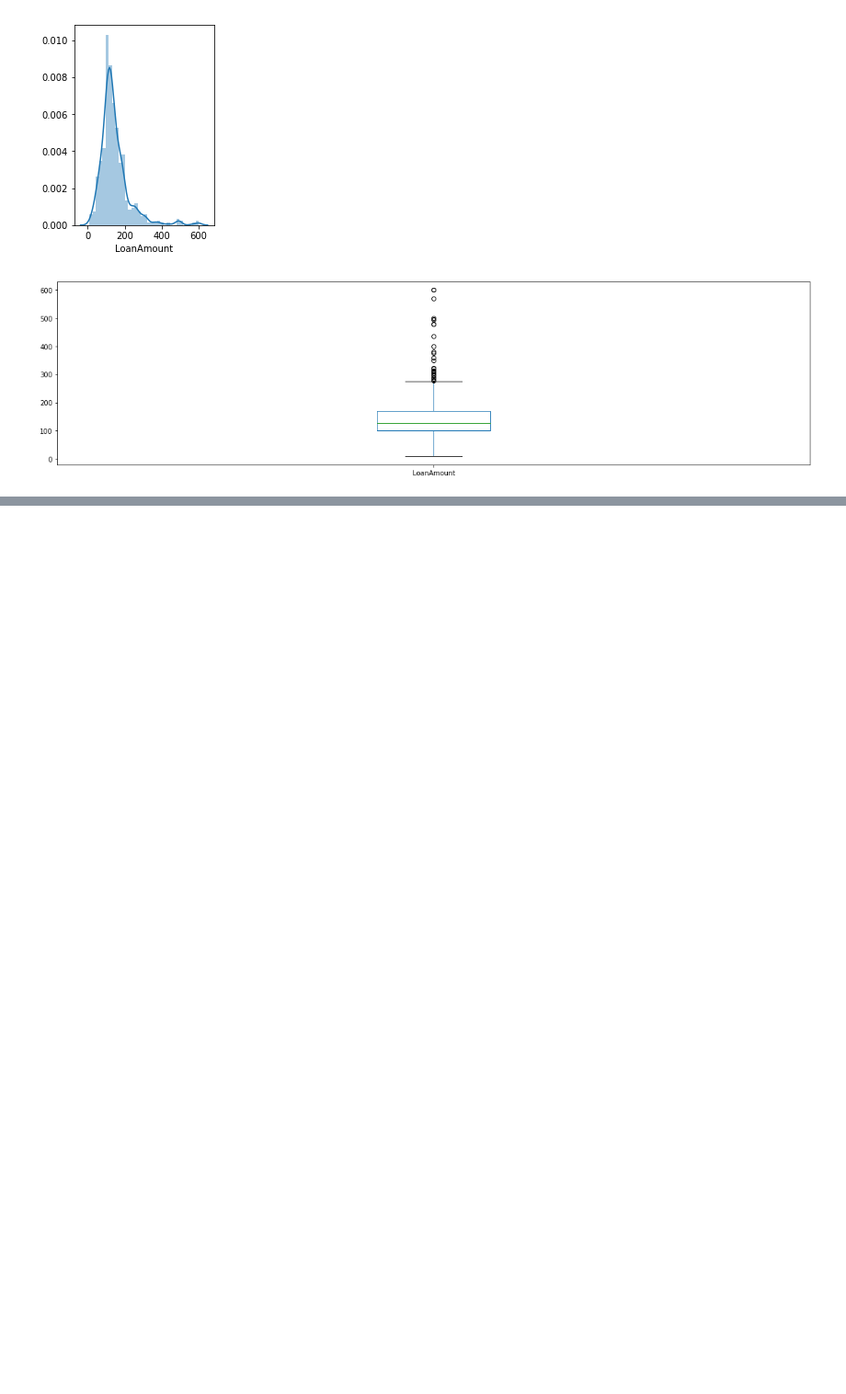
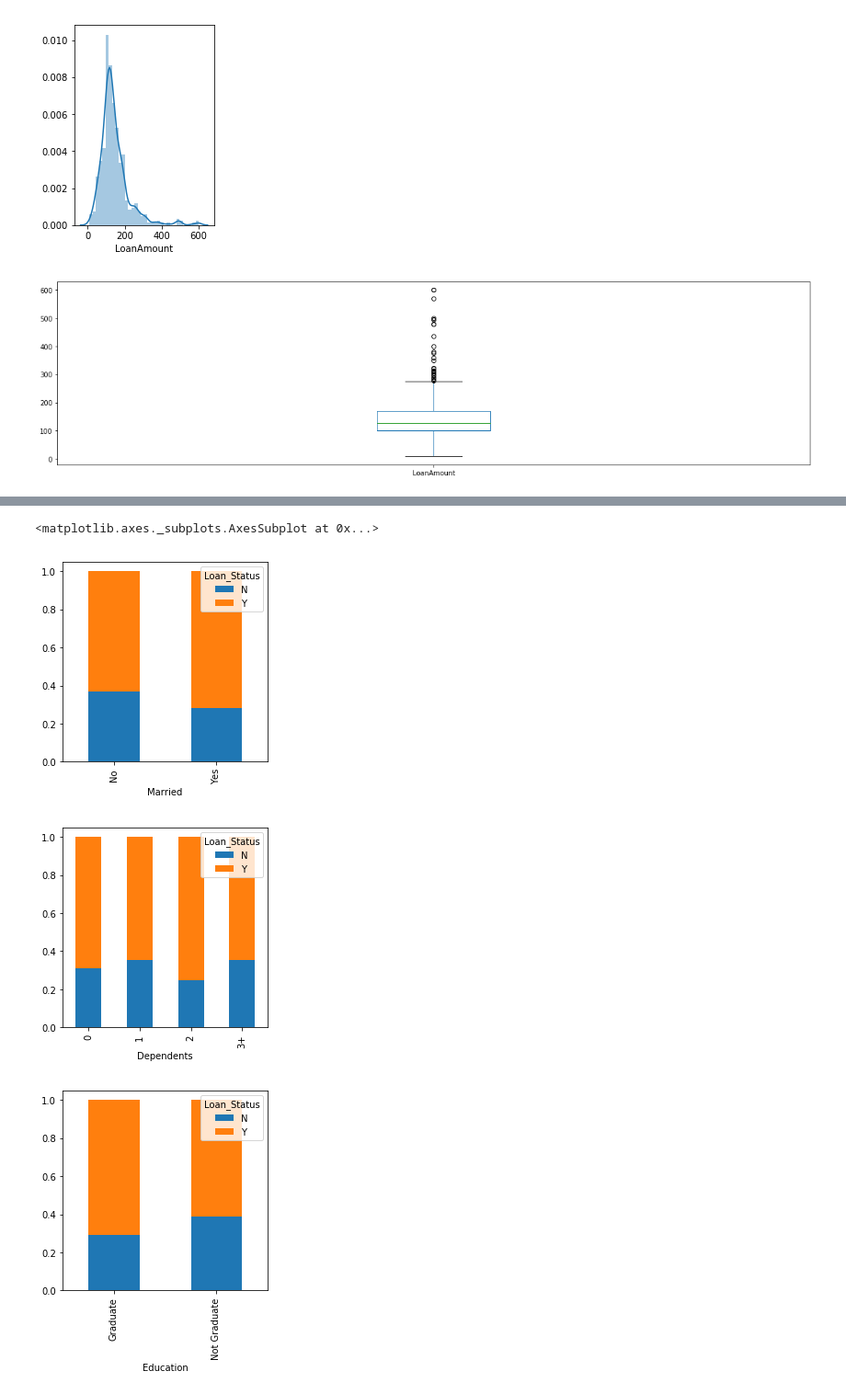
Before and after one commit to ElissandroMendes/loan-prediction, a Jupyter notebook: loan-prediction.ipynb, the cells around one changed output, grey strips where cells are left out. Shown: that part at 92% size. Drawn from its saved outputs; the diff is of its cells as text; code cells hidden in the pictures; blank space fills up the shorter version.

```diff
--- a/loan-prediction.ipynb
+++ b/loan-prediction.ipynb
@@ -160,0 +174,15 @@ plt.show()
+# %%
+Married=pd.crosstab(train['Married'], train['Loan_Status'])
+Dependents=pd.crosstab(train['Dependents'], train['Loan_Status'])
+Education=pd.crosstab(train['Education'], train['Loan_Status'])
+Self_Employed=pd.crosstab(train['Self_Employed'], train['Loan_Status'])
+
+Married.div(Married.sum(1).astype(float), axis=0).plot(kind="bar", stacked=True, figsize=(4,4))
+Dependents.div(Dependents.sum(1).astype(float), axis=0).plot(kind="bar", stacked=True, figsize=(4,4))
+Education.div(Education.sum(1).astype(float), axis=0).plot(kind="bar", stacked=True, figsize=(4,4))
+Self_Employed.div(Self_Employed.sum(1).astype(float), axis=0).plot(kind="bar", stacked=True, figsize=(4,4))
+# %% [output]
+<matplotlib.axes._subplots.AxesSubplot at 0x...>
+[figure, added]
+[figure, added]
+[figure, added]
```
Also changed, not shown: parts of 8 cells of this notebook.
